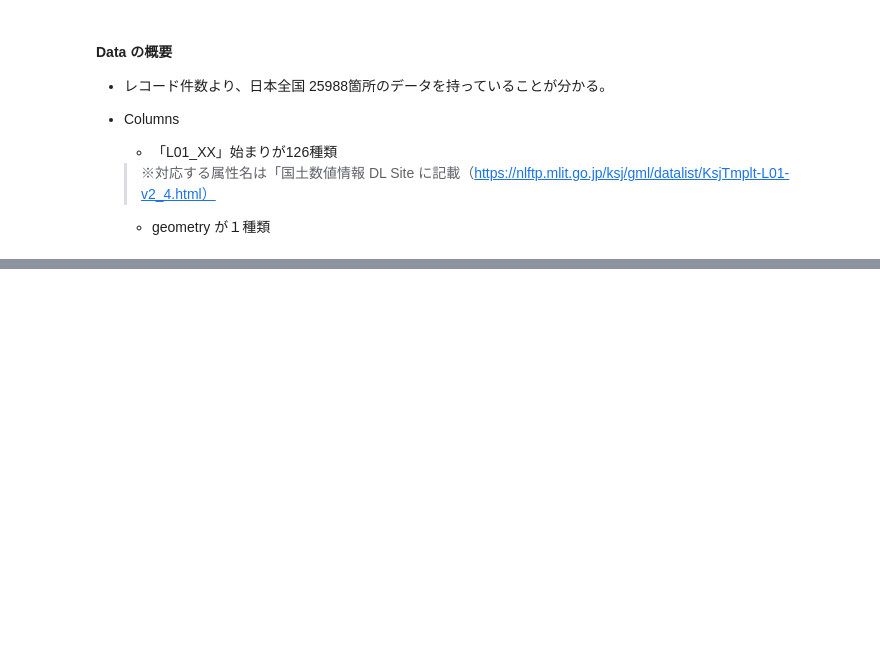
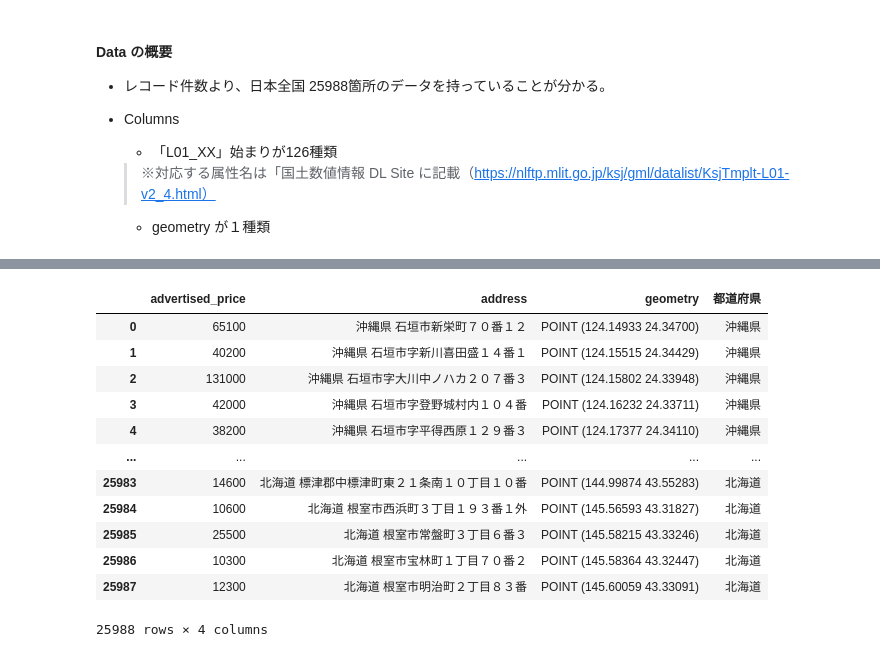
Before and after one commit to 1024xx4/py_data_process_and_vizualization_2, a Jupyter notebook: geospatial/geospatial.ipynb, the cells around one changed output, grey strips where cells are left out. Cells and saved outputs as stored; diff of their text form; code cells hidden in the pictures; blank space fills up the shorter version.

Commit message:
Process: 分析対象のテーブルデータに加工する#1
- 対象の Column のみに絞り込み
- Column 名を認識しやすい名前に変更
- 都道府県列を追加

```diff
--- a/geospatial/geospatial.ipynb
+++ b/geospatial/geospatial.ipynb
@@ -114,3 +115,8 @@ gdf_master_json
 
     >※対応する属性名は「国土数値情報 DL Site に記載（https://nlftp.mlit.go.jp/ksj/gml/datalist/KsjTmplt-L01-v2_4.html）
     - geometry が１種類
+# %%
+# Columns の変更
+gdf = gdf_master[['L01_006', 'L01_023', 'geometry']].rename(columns={'L01_006': 'advertised_price', 'L01_023': 'address'})
+
+gdf
@@ -116,0 +137,37 @@ gdf_master_json
+# %%
+# address から都道府県名から住所を抽出
+def extract_prefecture(address: str) -> str | None:
+    """
+    指定された住所文字列から都道府県を抽出します。
+
+    この関数は、正規表現を使用して、指定された住所文字列内の都道府県名を検索します。
+    東京、北海道、京都、大阪などの都道府県や、"県" で終わる (2 文字または 3 文字で構成される) その他の都道府県を識別します。
+    都道府県が見つかった場合は、一致した都道府県名を返します。 それ以外の場合は None を返します。
+
+    :param address: 都道府県を抽出する入力住所文字列。
+    :type address: str
+    :return: 見つかった場合は抽出された都道府県名、それ以外の場合は None。
+    :rtype: str | None
+    """
+    match = re.search('東京都|北海道|(?:京都|大阪)府|.{2,3}県', address)
+    if match:
+        return match.group()
+    else:
+        return None
+# %%
+gdf['都道府県'] = gdf['address'].apply(extract_prefecture)
+gdf
+# %% [output]
+|  | advertised_price | address | geometry | 都道府県 |
+| 0 | 65100 | 沖縄県 石垣市新栄町７０番１２ | POINT (124.14933 24.34700) | 沖縄県 |
+| 1 | 40200 | 沖縄県 石垣市字新川喜田盛１４番１ | POINT (124.15515 24.34429) | 沖縄県 |
+| 2 | 131000 | 沖縄県 石垣市字大川中ノハカ２０７番３ | POINT (124.15802 24.33948) | 沖縄県 |
+| 3 | 42000 | 沖縄県 石垣市字登野城村内１０４番 | POINT (124.16232 24.33711) | 沖縄県 |
+| 4 | 38200 | 沖縄県 石垣市字平得西原１２９番３ | POINT (124.17377 24.34110) | 沖縄県 |
+| ... | ... | ... | ... | ... |
+| 25983 | 14600 | 北海道 標津郡中標津町東２１条南１０丁目１０番 | POINT (144.99874 43.55283) | 北海道 |
+| 25984 | 10600 | 北海道 根室市西浜町３丁目１９３番１外 | POINT (145.56593 43.31827) | 北海道 |
+| 25985 | 25500 | 北海道 根室市常盤町３丁目６番３ | POINT (145.58215 43.33246) | 北海道 |
+| 25986 | 10300 | 北海道 根室市宝林町１丁目７０番２ | POINT (145.58364 43.32447) | 北海道 |
+| 25987 | 12300 | 北海道 根室市明治町２丁目８３番 | POINT (145.60059 43.33091) | 北海道 |
+25988 rows × 4 columns
```
Also changed, not shown: parts of 3 cells of this notebook.
